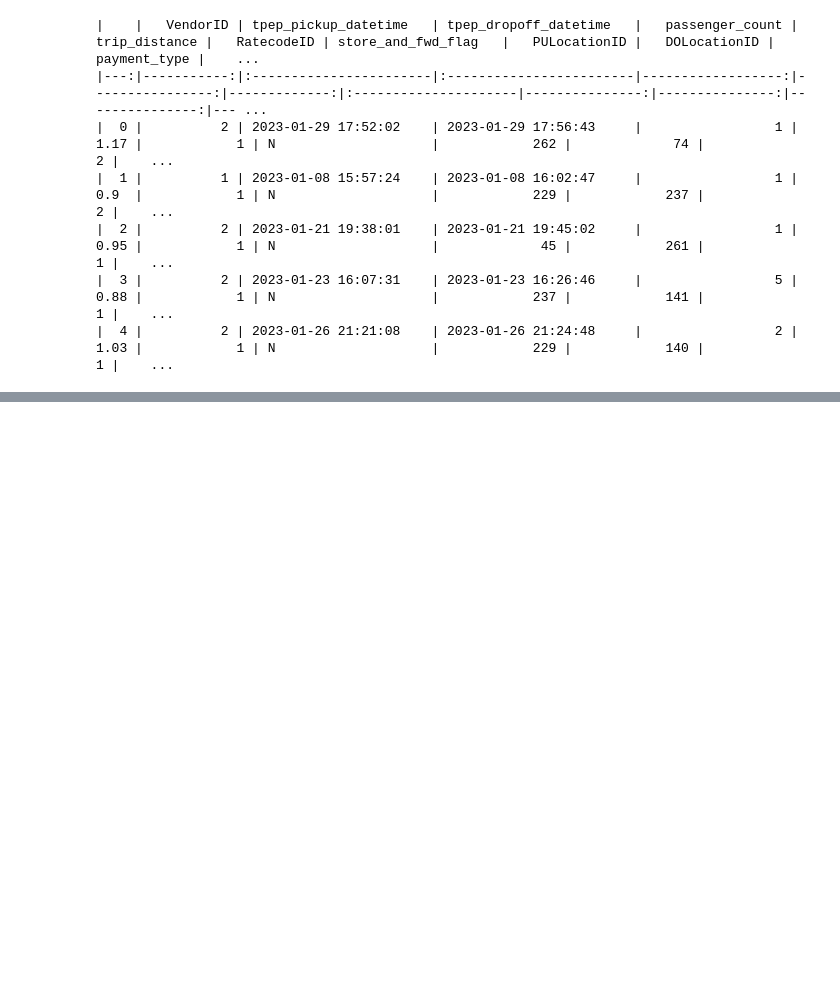
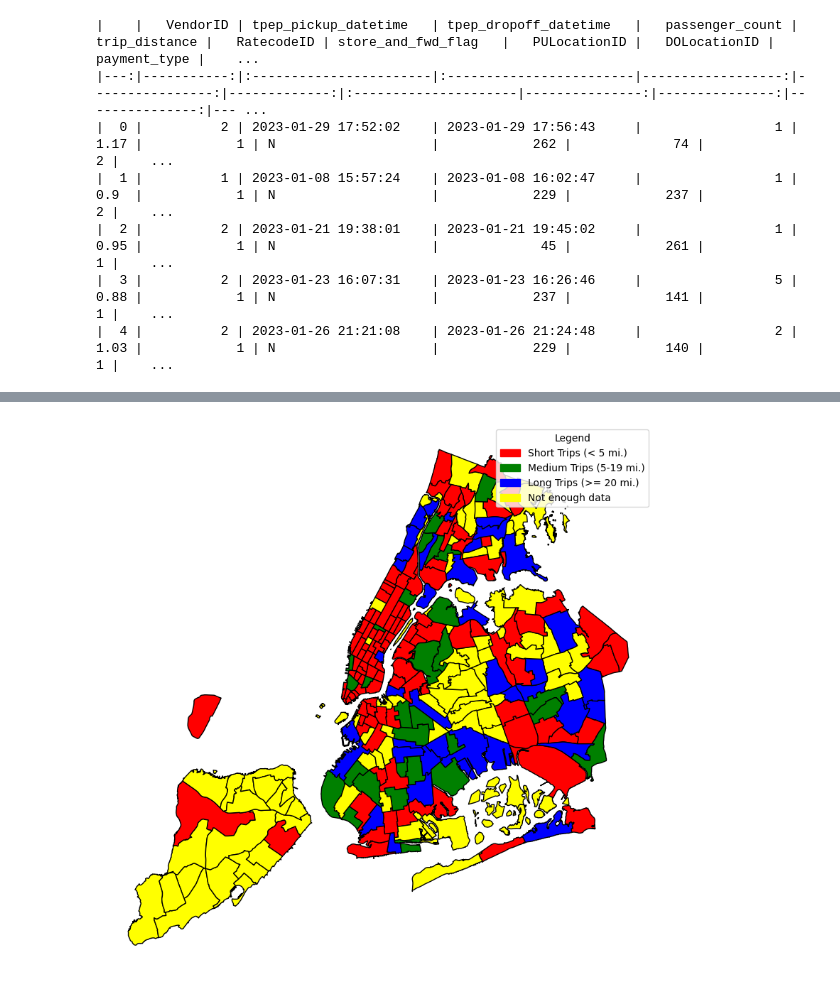
Before and after one commit to Aleyssu/CabBoost, a Jupyter notebook: kevin_rq3.ipynb, the cells around one changed output, grey strips where cells are left out. Saved outputs shown, nothing was run; the diff lists cells and outputs as text; code cells hidden in the pictures; blank space fills up the shorter version.

```diff
--- a/kevin_rq3.ipynb
+++ b/kevin_rq3.ipynb
@@ -1432,0 +1624,8 @@ plt.show()
+# %%
+res_df = pd.read_csv('pu_percent_analysis_data.csv')
+res_df['color'] = res_df['max_bin'].map({
+    'short':'red',
+    'medium':'green',
+    'long':'blue',
+})
+res_df.head()
@@ -1432,0 +1639,35 @@ plt.show()
+# %%
+import geopandas as gpd
+import matplotlib.pyplot as plt
+from matplotlib.patches import Patch
+
+# Load the shapefile
+gdf = gpd.read_file('./taxi_zones/taxi_zones.shp')
+
+# Merge with the color mapping dataframe
+color_mapping_df = res_df[['region_id', 'color']]
+gdf = gdf.merge(color_mapping_df, how='left', left_on='LocationID', right_on='region_id')
+gdf['color'] = gdf['color'].fillna('yellow')
+
+# Plot the map
+fig, ax = plt.subplots(figsize=(10, 10))
+gdf.plot(ax=ax, color=gdf['color'], edgecolor='black')
+
+# Add legend
+legend_handles = [
+    Patch(color='red', label=f'Short Trips (< 5 mi.)'),
+    Patch(color='green', label=f'Medium Trips (5-19 mi.)'),
+    Patch(color='blue', label=f'Long Trips (>= 20 mi.)'),
+    Patch(color='yellow', label=f'Not enough data')
+]
+
+ax.legend(handles=legend_handles, title='Legend', loc='upper right')
+
+# Set title and hide axis
+# ax.set_title("Most Profitable Trips in New York, based on Average Tip Rate (Percent)", fontsize=15)
+ax.set_axis_off()  # Hide the axis
+
+# Show the plot
+plt.show()
+# %% [output]
+[figure, added]
```
Also changed, not shown: parts of 28 cells of this notebook, 7 other files.
